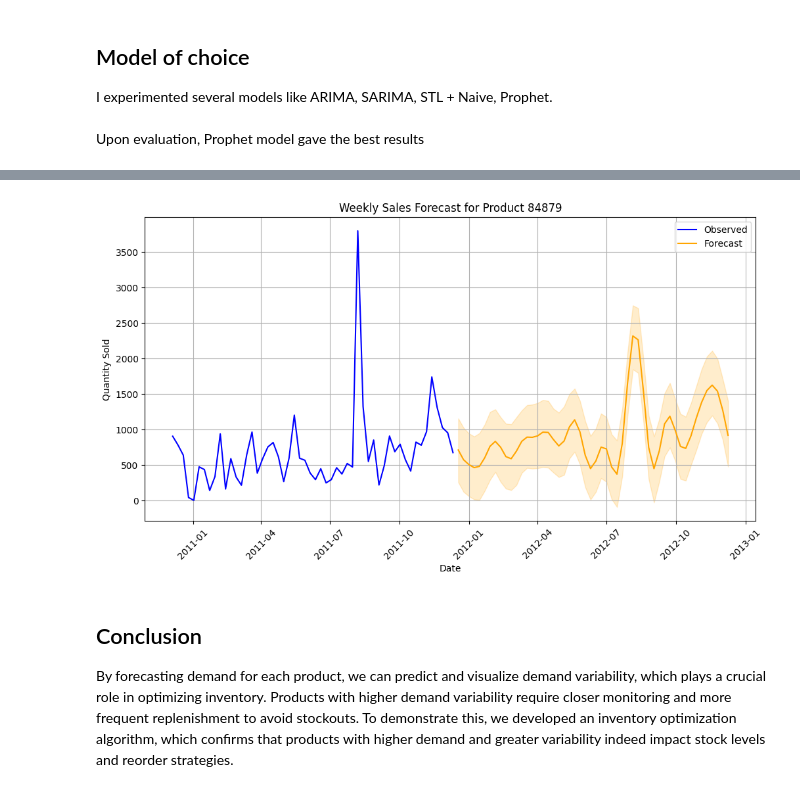
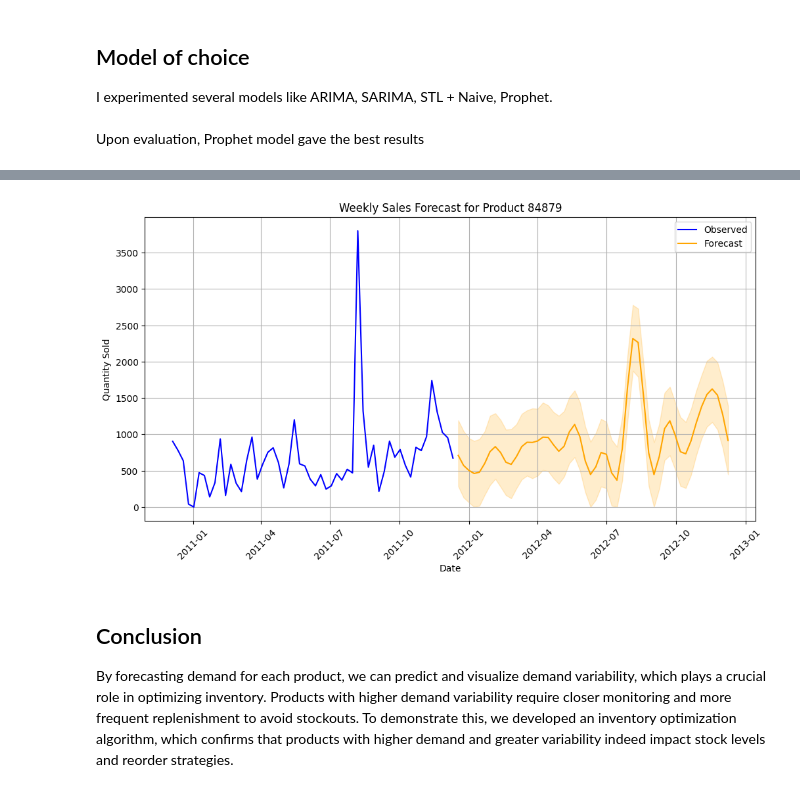
Before and after one commit to abnerthen/DSA3101-E-commerce, a Jupyter notebook: Notebooks/Subgroup_B/Q1/Part_1/demand_forecast_model.ipynb, the cells around one changed output, grey strips where cells are left out. Cells and saved outputs as stored; diff of their text form; code cells hidden in the pictures.

Commit message:
replace -ve values from forecast and Confidence Interval with 0

```diff
--- a/Notebooks/Subgroup_B/Q1/Part_1/demand_forecast_model.ipynb
+++ b/Notebooks/Subgroup_B/Q1/Part_1/demand_forecast_model.ipynb
@@ -57,15 +57,15 @@ forecast_future_mean = forecast_prophet['yhat'][len(weekly_sales):].mean()  # Me
 bias = forecast_future_mean - observed_mean
 
 # Apply bias correction only to the forecasted values after the observed period
-forecast_prophet.loc[len(weekly_sales):, 'yhat_adjusted'] = forecast_prophet.loc[len(weekly_sales):, 'yhat'] - bias
+forecast_prophet.loc[len(weekly_sales):, 'yhat_adjusted'] = (forecast_prophet.loc[len(weekly_sales):, 'yhat'] - bias).clip(lower=0)
 
 # Plot observed data and adjusted forecast
 plt.figure(figsize=(12, 6))
 plt.plot(weekly_sales['ds'], weekly_sales['y'], label='Observed', color='blue')
 plt.plot(forecast_prophet['ds'], forecast_prophet['yhat_adjusted'], label='Forecast', color='orange')
 plt.fill_between(forecast_prophet['ds'],
-                 forecast_prophet['yhat_lower'] - bias,
-                 forecast_prophet['yhat_upper'] - bias,
+                 (forecast_prophet['yhat_lower'] - bias).clip(lower=0),
+                 (forecast_prophet['yhat_upper'] - bias).clip(lower=0),
                  color='orange', alpha=0.2, where=(forecast_prophet['ds'] > weekly_sales['ds'].max()))
 plt.title(f'Weekly Sales Forecast for Product {stockcode}')
 plt.xlabel('Date')
@@ -80,4 +80,4 @@ plt.show()
-[figure, old version]
+[figure, new version]
 # %% [markdown]
 ## Conclusion
 By forecasting demand for each product, we can predict and visualize demand variability, which plays a crucial role in optimizing inventory. Products with higher demand variability require closer monitoring and more frequent replenishment to avoid stockouts. To demonstrate this, we developed an inventory optimization algorithm, which confirms that products with higher demand and greater variability indeed impact stock levels and reorder strategies.
```
Also changed, not shown: parts of 1 cell of this notebook.
